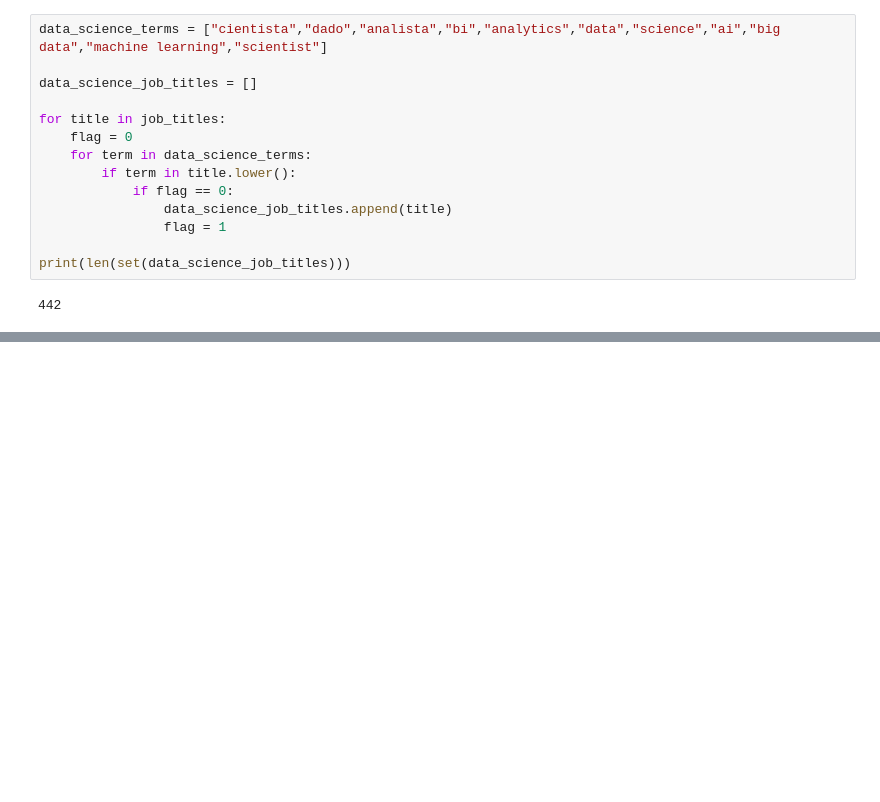
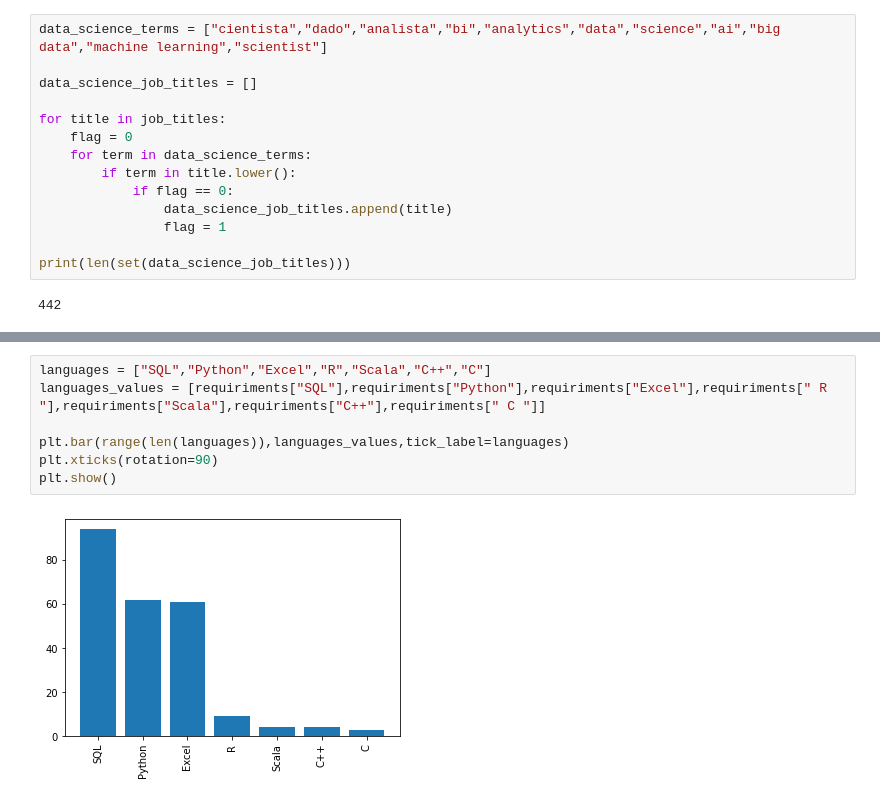
Before and after one commit to RodolfoHelf/WebScrapingLinkedin, a Jupyter notebook: DataScience_Requeriments.ipynb, the cells around one changed output, grey strips where cells are left out. Drawn from its saved outputs; the diff is of its cells as text; blank space fills up the shorter version.

```diff
--- a/DataScience_Requeriments.ipynb
+++ b/DataScience_Requeriments.ipynb
@@ -354,0 +217,9 @@ process.start()
+# %%
+languages = ["SQL","Python","Excel","R","Scala","C++","C"]
+languages_values = [requiriments["SQL"],requiriments["Python"],requiriments["Excel"],requiriments[" R "],requiriments["Scala"],requiriments["C++"],requiriments[" C "]]
+
+plt.bar(range(len(languages)),languages_values,tick_label=languages)
+plt.xticks(rotation=90)
+plt.show()
+# %% [output]
+[figure, added]
```
Also changed, not shown: parts of 15 cells of this notebook, 6 other files.
